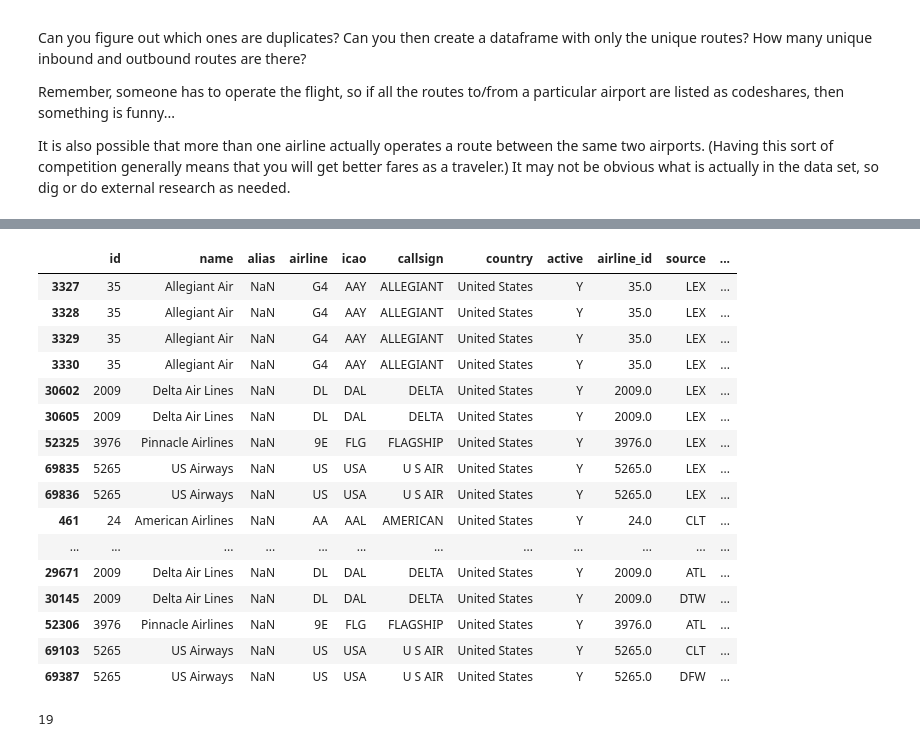
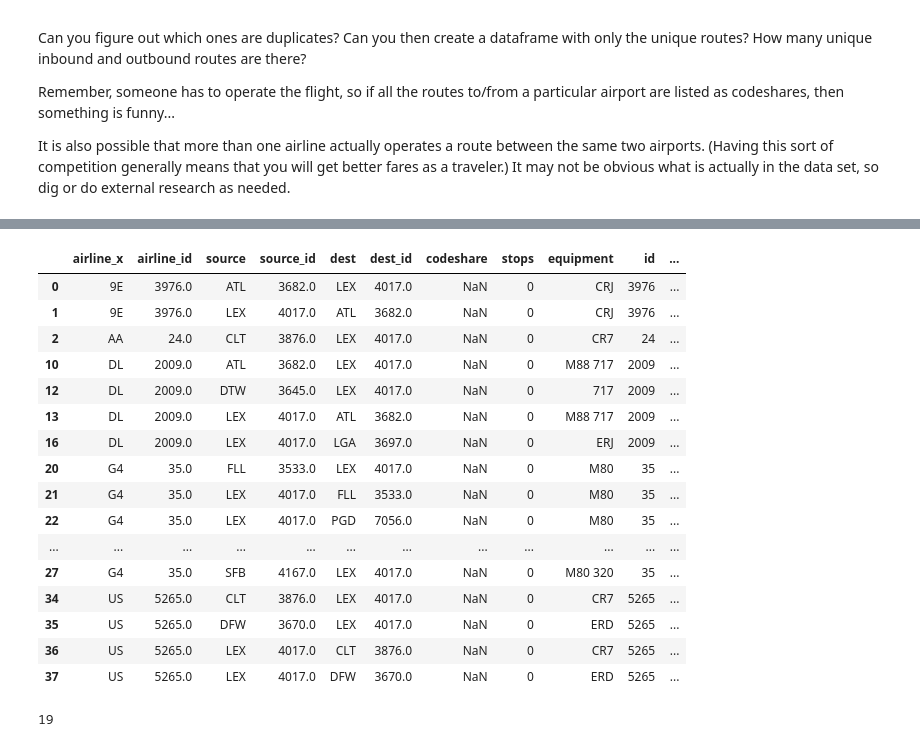
Before and after one commit to AfzalHasib/ce599, a Jupyter notebook: 07-Data Wrangling/open-flights.ipynb, the cells around one changed output, grey strips where cells are left out. Drawn from its saved outputs; the diff is of its cells as text; code cells hidden in the pictures.

```diff
--- a/07-Data Wrangling/open-flights.ipynb
+++ b/07-Data Wrangling/open-flights.ipynb
@@ -142,7 +184,7 @@ dtype: object
 
 The airport code is LEX.  You should have a much smaller dataframe.  How many inbound routes and how many outbound routes are there?
 # %%
-route1 = routes[(routes['source']=='LEX')]
-route1
+df_allroutes_to_from_LEX = routes[(routes['source']=='LEX')|(routes['dest']=='LEX')]
+df_allroutes_to_from_LEX
 # %% [output]
 |  | airline | airline_id | source | source_id | dest | dest_id | codeshare | stops | equipment |
@@ -227,5 +214,0 @@ AL
-# %%
-
-airlines.columns = ["id", "name", "alias", "airline", "icao", "callsign", "country", "active"]
-airlines.head()
-airlines
@@ -309,0 +215,3 @@ Name: airline, dtype: int64
+# %%
+df_Al_lex_new = pd.merge(df_allroutes_to_from_LEX, airlines, how = "left", left_on = 'airline_id', right_on = 'id')
+df_Al_lex_new
@@ -311,6 +249,6 @@ Name: airline, dtype: int64
 4) It looks like there are some international airlines with Lexington routes.  To look at how many routes they have, create a new column in your dataframe called 'International', which is set to Y for an overseas airline and N for a domestic airline.  Calculate the percent of routes with an overseas airline.
 # %%
 # Create a new column called International where the value is Y
-In_out_Lex['International'] = np.where(In_out_Lex['country']== 'United States', 'N', 'Y')
-In_out_Lex
+df_Al_lex_new['International'] = np.where(df_Al_lex_new['country']== 'United States', 'N', 'Y')
+df_Al_lex_new
 # %% [output]
@@ -385,23 +323,23 @@ duplicates
 # %%
 #dataframe for uniqe routes
-unique = In_out_Lex[(In_out_Lex['codeshare'] != 'Y')]
+unique = df_Al_lex_new[(df_Al_lex_new['codeshare'] != 'Y')]
 unique
 # %% [output]
-|  | id | name | alias | airline | icao | callsign | country | active | airline_id | source | ... |
-| 3327 | 35 | Allegiant Air | NaN | G4 | AAY | ALLEGIANT | United States | Y | 35.0 | LEX | ... |
-| 3328 | 35 | Allegiant Air | NaN | G4 | AAY | ALLEGIANT | United States | Y | 35.0 | LEX | ... |
-| 3329 | 35 | Allegiant Air | NaN | G4 | AAY | ALLEGIANT | United States | Y | 35.0 | LEX | ... |
-| 3330 | 35 | Allegiant Air | NaN | G4 | AAY | ALLEGIANT | United States | Y | 35.0 | LEX | ... |
-| 30602 | 2009 | Delta Air Lines | NaN | DL | DAL | DELTA | United States | Y | 2009.0 | LEX | ... |
-| 30605 | 2009 | Delta Air Lines | NaN | DL | DAL | DELTA | United States | Y | 2009.0 | LEX | ... |
-| 52325 | 3976 | Pinnacle Airlines | NaN | 9E | FLG | FLAGSHIP | United States | Y | 3976.0 | LEX | ... |
-| 69835 | 5265 | US Airways | NaN | US | USA | U S AIR | United States | Y | 5265.0 | LEX | ... |
-| 69836 | 5265 | US Airways | NaN | US | USA | U S AIR | United States | Y | 5265.0 | LEX | ... |
-| 461 | 24 | American Airlines | NaN | AA | AAL | AMERICAN | United States | Y | 24.0 | CLT | ... |
+|  | airline_x | airline_id | source | source_id | dest | dest_id | codeshare | stops | equipment | id | ... |
+| 0 | 9E | 3976.0 | ATL | 3682.0 | LEX | 4017.0 | NaN | 0 | CRJ | 3976 | ... |
+| 1 | 9E | 3976.0 | LEX | 4017.0 | ATL | 3682.0 | NaN | 0 | CRJ | 3976 | ... |
+| 2 | AA | 24.0 | CLT | 3876.0 | LEX | 4017.0 | NaN | 0 | CR7 | 24 | ... |
+| 10 | DL | 2009.0 | ATL | 3682.0 | LEX | 4017.0 | NaN | 0 | M88 717 | 2009 | ... |
+| 12 | DL | 2009.0 | DTW | 3645.0 | LEX | 4017.0 | NaN | 0 | 717 | 2009 | ... |
+| 13 | DL | 2009.0 | LEX | 4017.0 | ATL | 3682.0 | NaN | 0 | M88 717 | 2009 | ... |
+| 16 | DL | 2009.0 | LEX | 4017.0 | LGA | 3697.0 | NaN | 0 | ERJ | 2009 | ... |
+| 20 | G4 | 35.0 | FLL | 3533.0 | LEX | 4017.0 | NaN | 0 | M80 | 35 | ... |
+| 21 | G4 | 35.0 | LEX | 4017.0 | FLL | 3533.0 | NaN | 0 | M80 | 35 | ... |
+| 22 | G4 | 35.0 | LEX | 4017.0 | PGD | 7056.0 | NaN | 0 | M80 | 35 | ... |
 | ... | ... | ... | ... | ... | ... | ... | ... | ... | ... | ... | ... |
-| 29671 | 2009 | Delta Air Lines | NaN | DL | DAL | DELTA | United States | Y | 2009.0 | ATL | ... |
-| 30145 | 2009 | Delta Air Lines | NaN | DL | DAL | DELTA | United States | Y | 2009.0 | DTW | ... |
-| 52306 | 3976 | Pinnacle Airlines | NaN | 9E | FLG | FLAGSHIP | United States | Y | 3976.0 | ATL | ... |
-| 69103 | 5265 | US Airways | NaN | US | USA | U S AIR | United States | Y | 5265.0 | CLT | ... |
-| 69387 | 5265 | US Airways | NaN | US | USA | U S AIR | United States | Y | 5265.0 | DFW | ... |
+| 27 | G4 | 35.0 | SFB | 4167.0 | LEX | 4017.0 | NaN | 0 | M80 320 | 35 | ... |
+| 34 | US | 5265.0 | CLT | 3876.0 | LEX | 4017.0 | NaN | 0 | CR7 | 5265 | ... |
+| 35 | US | 5265.0 | DFW | 3670.0 | LEX | 4017.0 | NaN | 0 | ERD | 5265 | ... |
+| 36 | US | 5265.0 | LEX | 4017.0 | CLT | 3876.0 | NaN | 0 | CR7 | 5265 | ... |
+| 37 | US | 5265.0 | LEX | 4017.0 | DFW | 3670.0 | NaN | 0 | ERD | 5265 | ... |
 # %%
```
Also changed, not shown: parts of 20 cells of this notebook, 15 other files.
